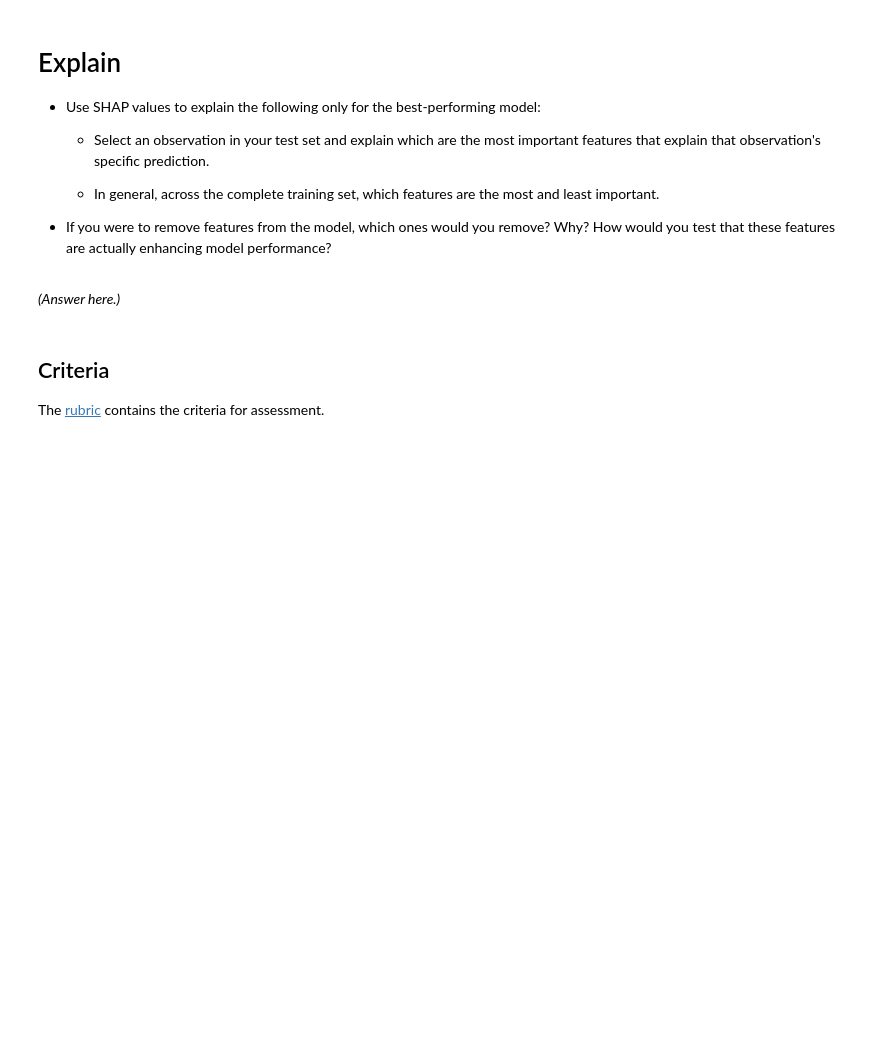
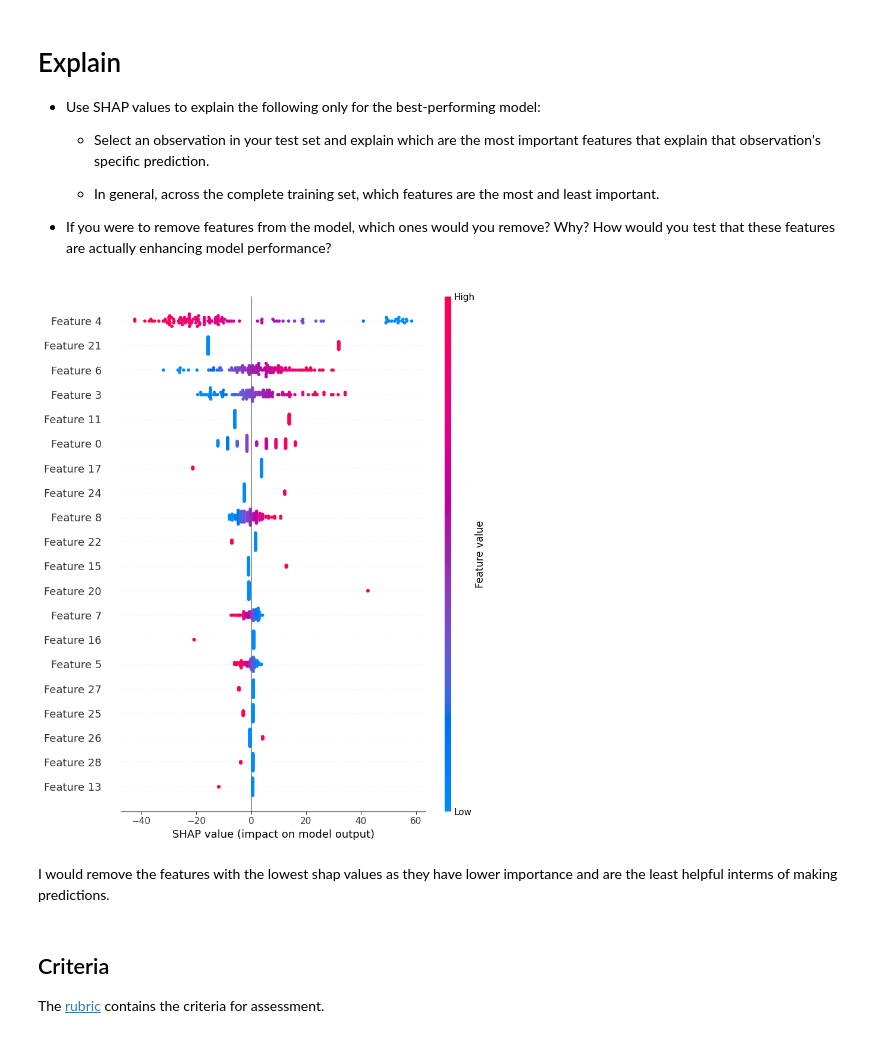
Before and after one commit to teresa-le/production, a Jupyter notebook: 02_activities/assignments/assignment_2.ipynb, the cells around one changed output. Cells and saved outputs as stored; diff of their text form; code cells hidden in the pictures; blank space fills up the shorter version.

Commit message:
Use SHAP to evaluate feature importance

```diff
--- a/02_activities/assignments/assignment_2.ipynb
+++ b/02_activities/assignments/assignment_2.ipynb
@@ -484,8 +492,26 @@ Model A
     - In general, across the complete training set, which features are the most and least important.
 
 + If you were to remove features from the model, which ones would you remove? Why? How would you test that these features are actually enhancing model performance?
-# %% [markdown]
-*(Answer here.)*
+# %%
+# Get the preprocessed data and apply it to the training and test sets
+X_train_processed = best_model.named_steps['preprocessing'].transform(X_train)
+X_test_processed = best_model.named_steps['preprocessing'].transform(X_test)
+# %%
+# Get just the regression model from the pipeline
+model = best_model.named_steps['regressor']
+# %%
+# Create the SHAP explainer using the model and processed trained data
+explainer = shap.LinearExplainer(model, X_train_processed)
+# %%
+# Calculate SHAP values using the SHAP explainer and processed test data
+shap_values = explainer.shap_values(X_test_processed)
+# %%
+# Visualize shap values
+shap.summary_plot(shap_values, X_test_processed)
+# %% [output]
+[figure, added]
+# %% [markdown]
+I would remove the features with the lowest shap values as they have lower importance and are the least helpful interms of making predictions.
 # %% [markdown]
 ## Criteria
 
```
Also changed, not shown: parts of 3 cells of this notebook.
